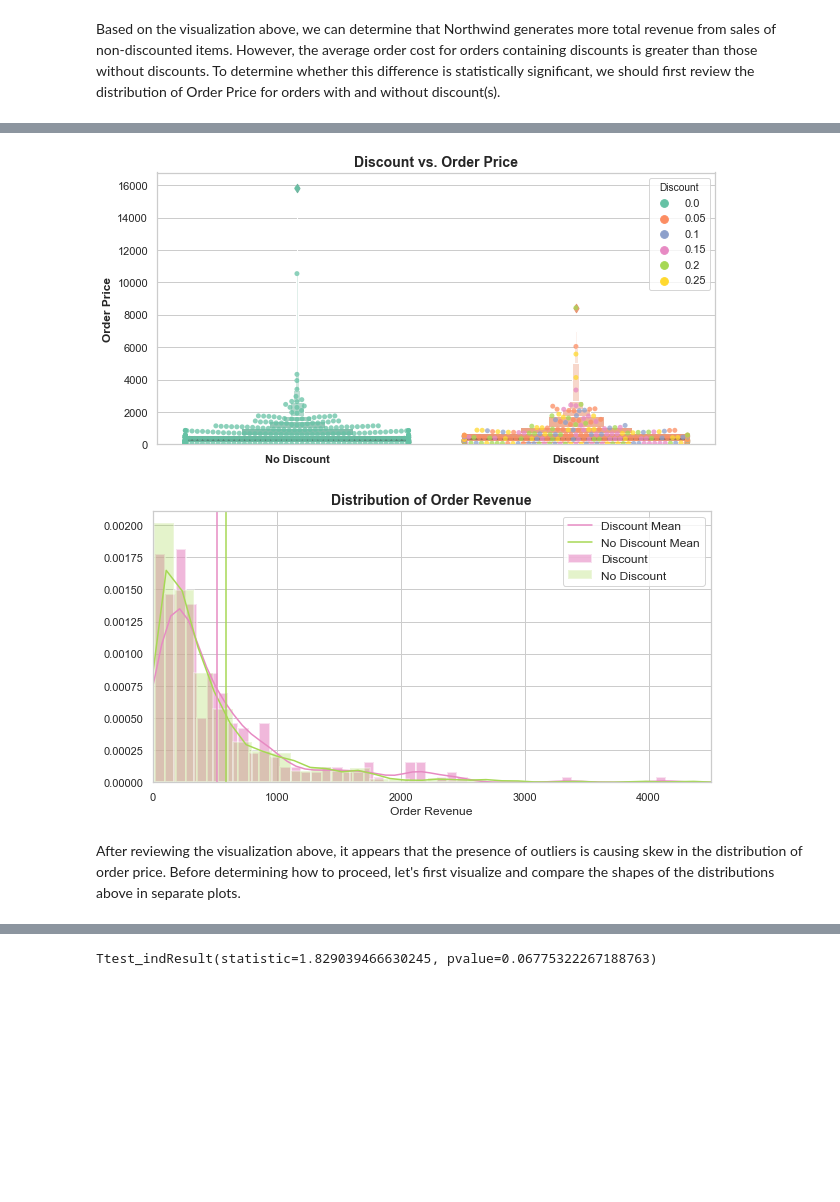
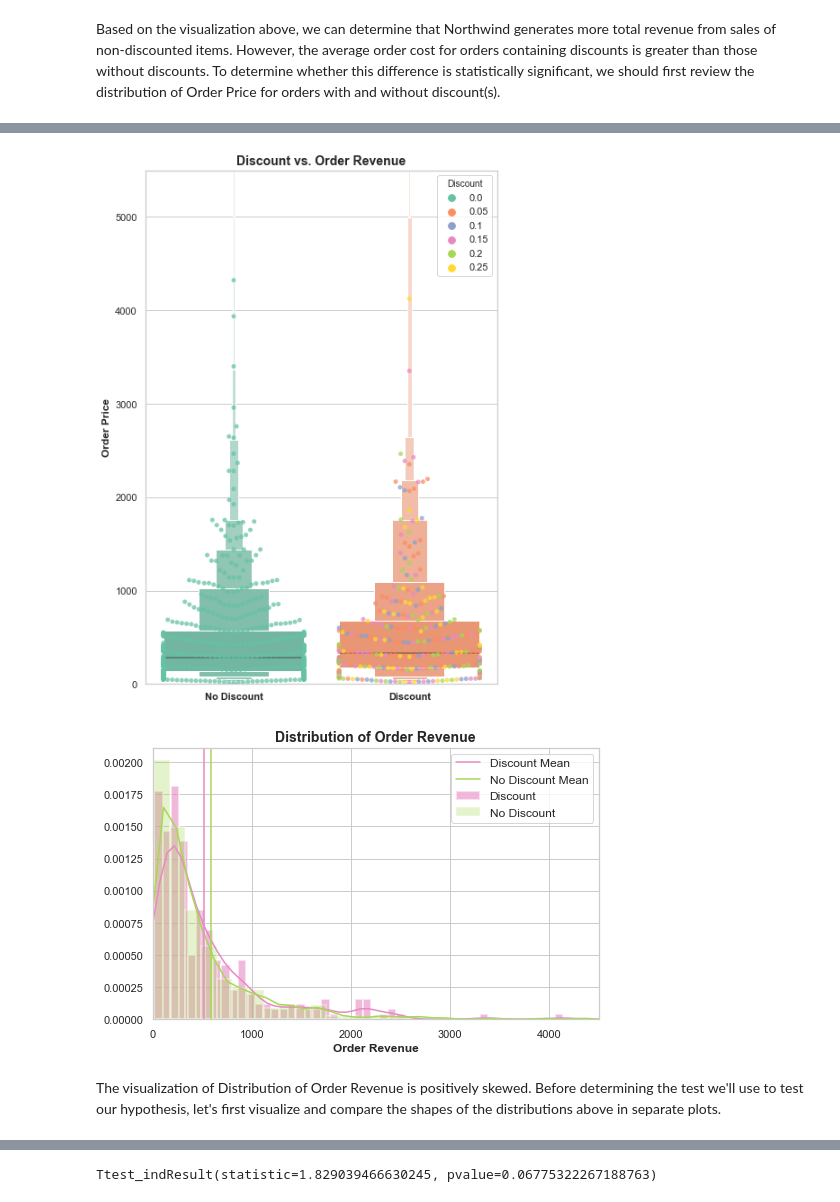
Before and after one commit to pawoody/dsc-2-final-project-online-ds-ft-041519, a Jupyter notebook: Mod 2 Project.ipynb, the cells around one changed output, grey strips where cells are left out. Cells and saved outputs as stored; diff of their text form; code cells hidden in the pictures; blank space fills up the shorter version.

```diff
--- a/Mod 2 Project.ipynb
+++ b/Mod 2 Project.ipynb
@@ -1259,3 +1147,0 @@ memory usage: 32.5+ KB
-# %%
-df_discount_spend['QuantityPerUnit'] = df_discount_spend['QuantityPerUnit'].apply(lambda x: (x.split()))
-df_discount_spend.head(3)
@@ -1290,4 +1147,0 @@ print(len(QuantityPerUnitEdit))
-# %%
-# Inserting newly extracted list into new DataFrame column using np:
-df_discount_spend['QuantityPerUnitEdit'] = np.array(QuantityPerUnitEdit)
-df_discount_spend.head(3)
@@ -1299,4 +1147,0 @@ df_discount_spend.head(3)
-# %%
-# Dropping 'QuantityPerUnit' column:
-df_discount_spend.drop(['QuantityPerUnit'], axis=1, inplace=True)
-df_discount_spend.head(3)
@@ -1361,4 +1147,0 @@ print(min(OrderPrice))
-# %%
-# Inserting new column 'OrderPrice' into DataFrame:
-df_discount_spend['OrderPrice'] = np.array(OrderPrice)
-df_discount_spend.head(3)
@@ -1468,23 +1241,27 @@ no_discount_KDE = KDE_gen(517.18, 55.76, 522)
 # %%
 # Visualizing order price frequency by hue Discount:
 sns.set_style('whitegrid')
+fig, ax = plt.subplots(figsize=(7,10.5))
 
 # Plotting boxenplot and swarm plot on the same axis:
 ax = sns.boxenplot(data=df_discount_spend, x=df_discount_spend.DiscBool, y=df_discount_spend.OrderPrice, palette='Set2')
 ax = sns.swarmplot(data=df_discount_spend, x=df_discount_spend.DiscBool, y=df_discount_spend.OrderPrice, hue=df_discount_spend.Discount, palette='Set2', alpha=.75)
 
 # Labeling:
-ax.set_title('Discount vs. Order Price', fontsize=14, fontweight='bold')
+ax.set_title('Discount vs. Order Revenue', fontsize=14, fontweight='bold')
 ax.set_ylabel('Order Price', fontweight='semibold')
-ax.set_ylim(0)
+ax.set_ylim(0, 5500)
 ax.set_xlabel('')
-ax.set_xticklabels(['No Discount', 'Discount'], fontweight='semibold');
+ax.set_xticklabels(['No Discount', 'Discount'], fontweight='semibold')
+
+fig.savefig('DiscountvsOrderRevBoxen.png', bbox_inches='tight')
+plt.show()
 # %% [output]
-[figure, old version]
+[figure, new version]
 # %%
 # Visualizing Distribution of Order Price with/without discounts:
 sns.set_style('whitegrid')
-fig, ax = plt.subplots(figsize=(10,5))
+fig, ax = plt.subplots(figsize=(8,5))
 
 # Plotting the distribution in order price with/without a discount:
 ax = sns.distplot(df_discount_spend_disc.OrderPrice, label='Discount', color='#E78AC3', bins=100,
@@ -1501,12 +1278,12 @@ plt.axvline(np.mean(df_discount_spend_disc.OrderPrice), color='#A6D854', label='
 ax.set_xlim(-2, 4500)
 #ax.set_ylim(0, .00005)
 ax.set_title('Distribution of Order Revenue', fontsize=14, fontweight='bold')
-ax.set_xlabel('Order Revenue')
+ax.set_xlabel('Order Revenue', fontweight='semibold')
 ax.legend(loc=1, fontsize='medium');
 # %% [output]
-[figure, old version]
+[figure, new version]
 # %% [markdown]
-After reviewing the visualization above, it appears that the presence of outliers is causing skew in the distribution of order price. Before determining how to proceed, let's first visualize and compare the shapes of the distributions above in separate plots.
+The visualization of Distribution of Order Revenue is positively skewed. Before determining the test we'll use to test our hypothesis, let's first visualize and compare the shapes of the distributions above in separate plots.
 # %%
 # Visualizing Distribution of Order Price with/without discounts:
 sns.set_style('whitegrid')
```
Also changed, not shown: parts of 310 cells of this notebook, 15 other files.
